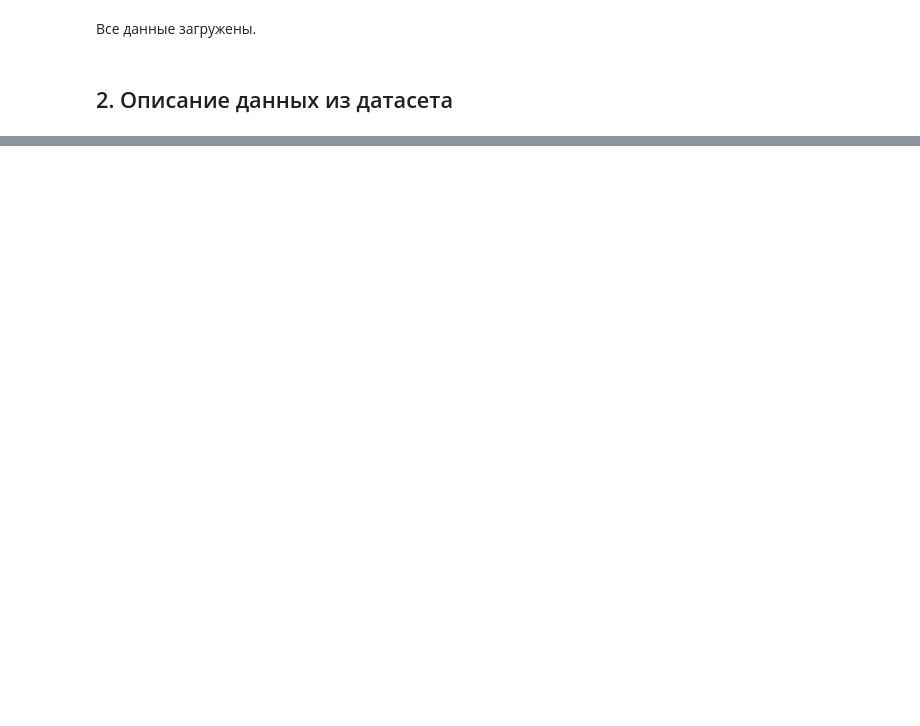
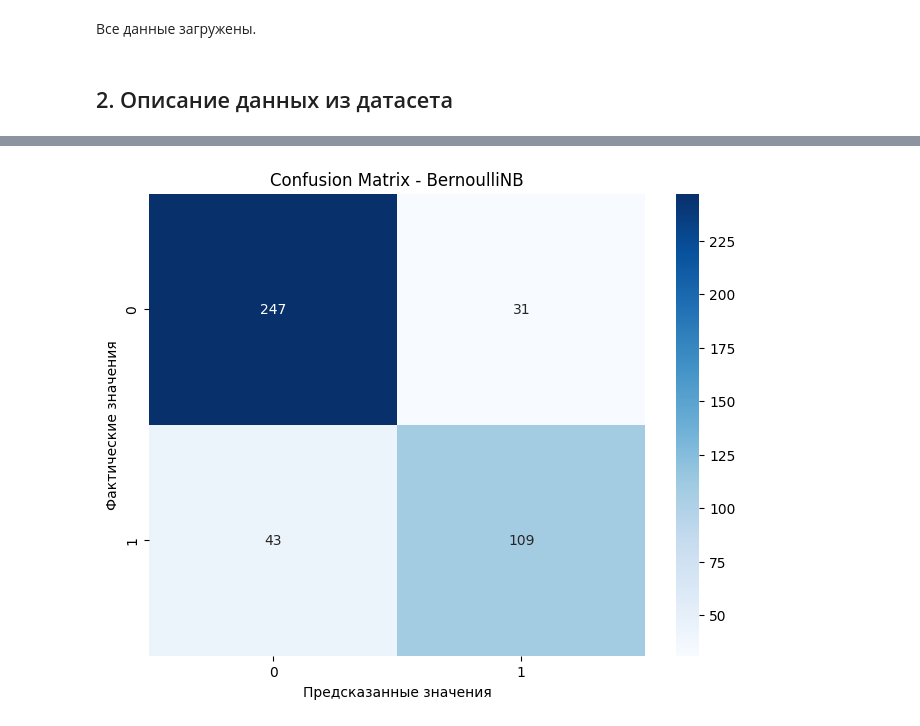
Before and after one commit to DenixSaw/ML-labs-NSTU, a Jupyter notebook: report.ipynb, the cells around one changed output, grey strips where cells are left out. Drawn from its saved outputs; the diff is of its cells as text; code cells hidden in the pictures; blank space fills up the shorter version.

```diff
--- a/report.ipynb
+++ b/report.ipynb
@@ -584,0 +176,13 @@ FPG алгоритм выдает при базовых начальных па
+# %%
+from sklearn.model_selection import train_test_split
+X = df.drop('Diagnosis', axis=1)
+y = df['Diagnosis']
+
+
+# Разделение на тренировочную и тестовую выборки
+X_train, X_test, y_train, y_test = train_test_split(X, y, test_size=0.2, random_state=42, stratify=y)
+
+# Масштабирование признаков
+scaler = StandardScaler()
+X_train_scaled = scaler.fit_transform(X_train)
+X_test_scaled = scaler.transform(X_test)
@@ -584,0 +215,12 @@ FPG алгоритм выдает при базовых начальных па
+# %%
+from sklearn.naive_bayes import BernoulliNB
+# Обучение модели с параметрами по умолчанию
+bnb_default = BernoulliNB()
+bnb_default.fit(X_train_scaled, y_train)
+
+# Предсказания для обучающего и тестового множеств
+y_pred_train_default = bnb_default.predict(X_train_scaled)
+y_prob_train_default = bnb_default.predict_proba(X_train_scaled)[:, 1]
+
+y_pred_test_default = bnb_default.predict(X_test_scaled)
+y_prob_test_default = bnb_default.predict_proba(X_test_scaled)[:, 1]
@@ -584,0 +290,13 @@ FPG алгоритм выдает при базовых начальных па
+# %%
+from sklearn.metrics import confusion_matrix
+plt.figure(figsize=(8, 6))
+cm_bnb = confusion_matrix(y_test, y_pred_test_default)
+sns.heatmap(cm_bnb, annot=True, fmt='d', cmap='Blues',
+            xticklabels=['0', '1'],
+            yticklabels=['0', '1'])
+plt.title('Confusion Matrix - BernoulliNB')
+plt.ylabel('Фактические значения')
+plt.xlabel('Предсказанные значения')
+plt.show()
+# %% [output]
+[figure, added]
```
Also changed, not shown: parts of 87 cells of this notebook, 1 other file.
